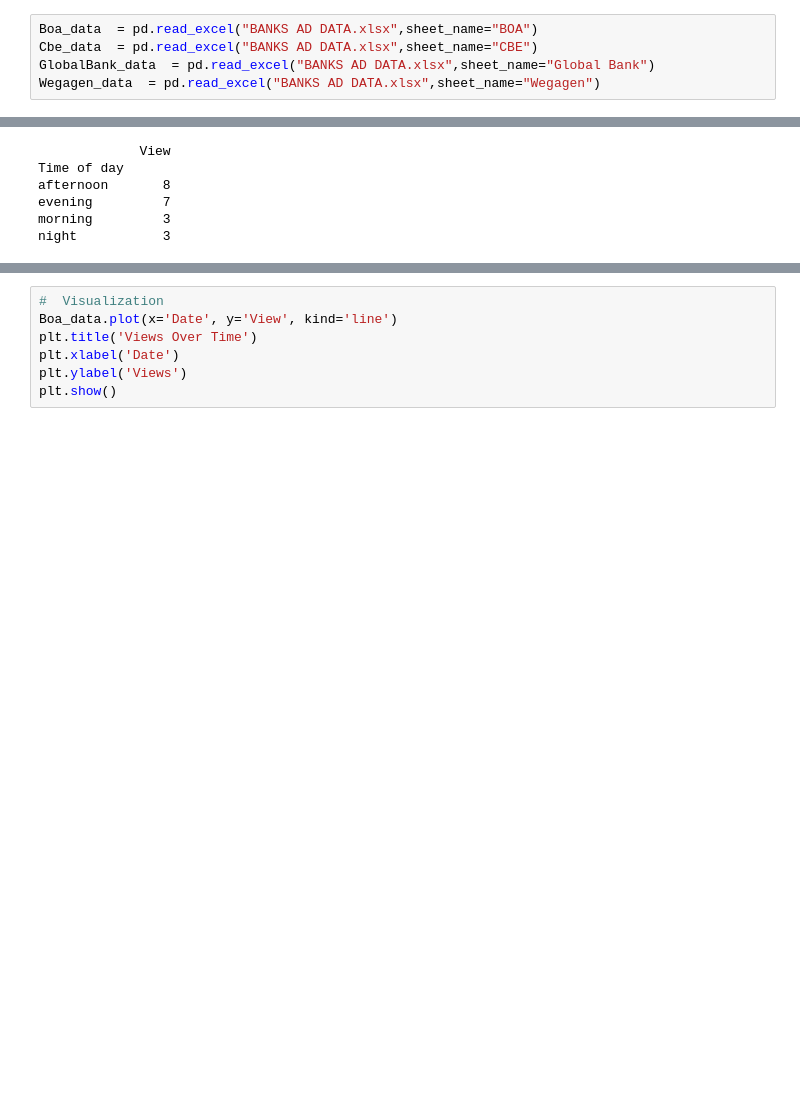
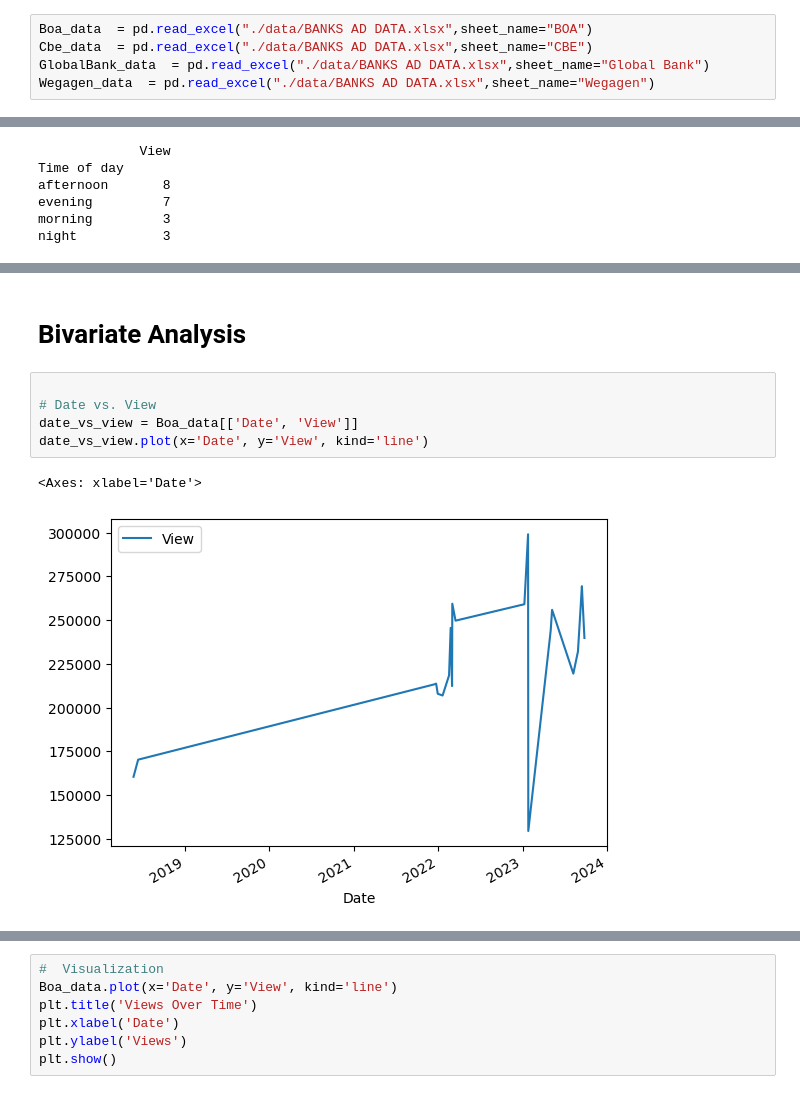
Before and after one commit to jodahe1/Tech-savvy-bank-, a Jupyter notebook: Task-1/BankAnalysis.ipynb, the cells around one changed output, grey strips where cells are left out. Saved outputs shown, nothing was run; the diff lists cells and outputs as text; blank space fills up the shorter version.

Commit message:
another NoteBook added here which hold the analystics among the 4 banks with some charts

```diff
--- a/Task-1/BankAnalysis.ipynb
+++ b/Task-1/BankAnalysis.ipynb
@@ -6,5 +4,5 @@ import scipy.stats as stats
 # %%
-Boa_data  = pd.read_excel("BANKS AD DATA.xlsx",sheet_name="BOA")
-Cbe_data  = pd.read_excel("BANKS AD DATA.xlsx",sheet_name="CBE")
-GlobalBank_data  = pd.read_excel("BANKS AD DATA.xlsx",sheet_name="Global Bank")
-Wegagen_data  = pd.read_excel("BANKS AD DATA.xlsx",sheet_name="Wegagen")
+Boa_data  = pd.read_excel("./data/BANKS AD DATA.xlsx",sheet_name="BOA")
+Cbe_data  = pd.read_excel("./data/BANKS AD DATA.xlsx",sheet_name="CBE")
+GlobalBank_data  = pd.read_excel("./data/BANKS AD DATA.xlsx",sheet_name="Global Bank")
+Wegagen_data  = pd.read_excel("./data/BANKS AD DATA.xlsx",sheet_name="Wegagen")
@@ -44,0 +125,10 @@ night           3
+# %% [markdown]
+# Bivariate Analysis
+# %%
+
+# Date vs. View
+date_vs_view = Boa_data[['Date', 'View']]
+date_vs_view.plot(x='Date', y='View', kind='line')
+# %% [output]
+<Axes: xlabel='Date'>
+[figure, added]
```
Also changed, not shown: parts of 11 cells of this notebook, 2 other files.
